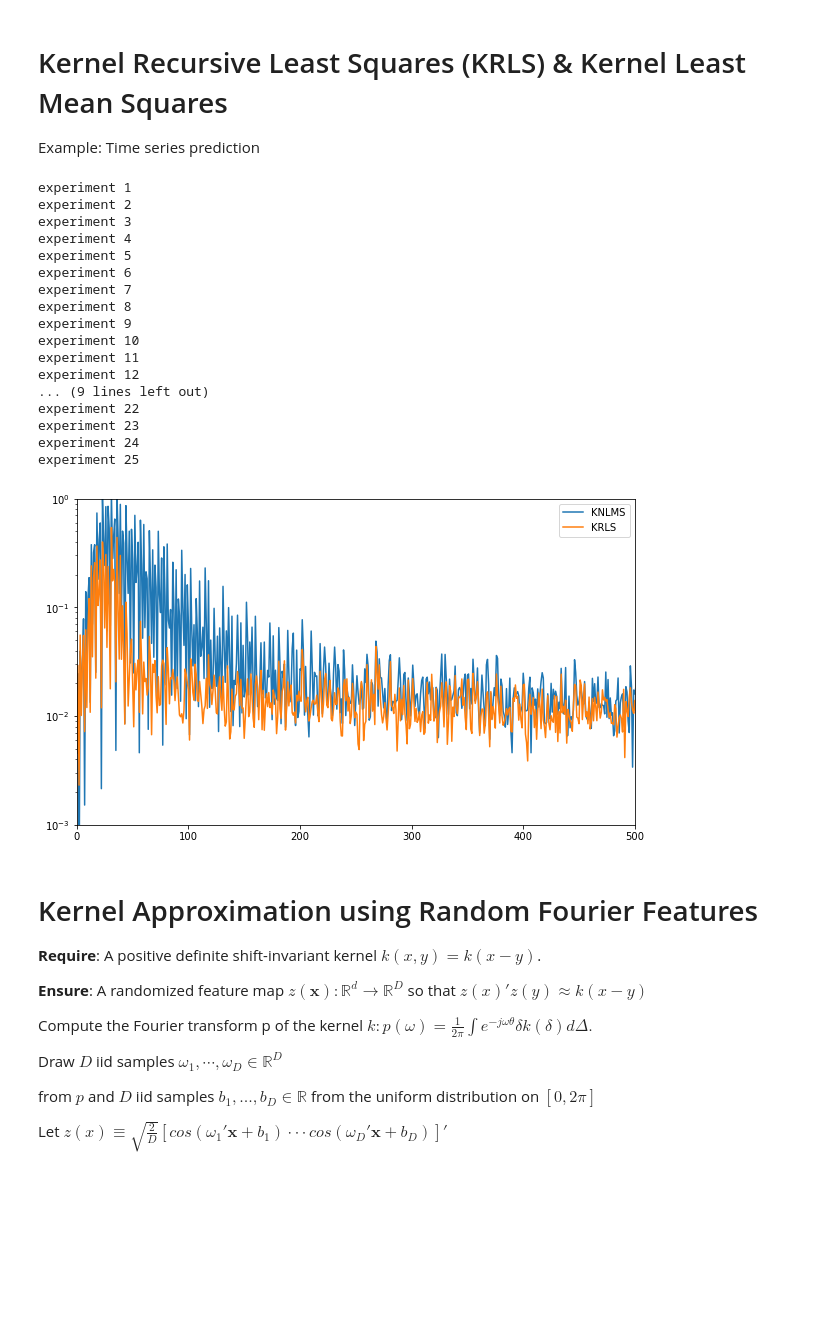
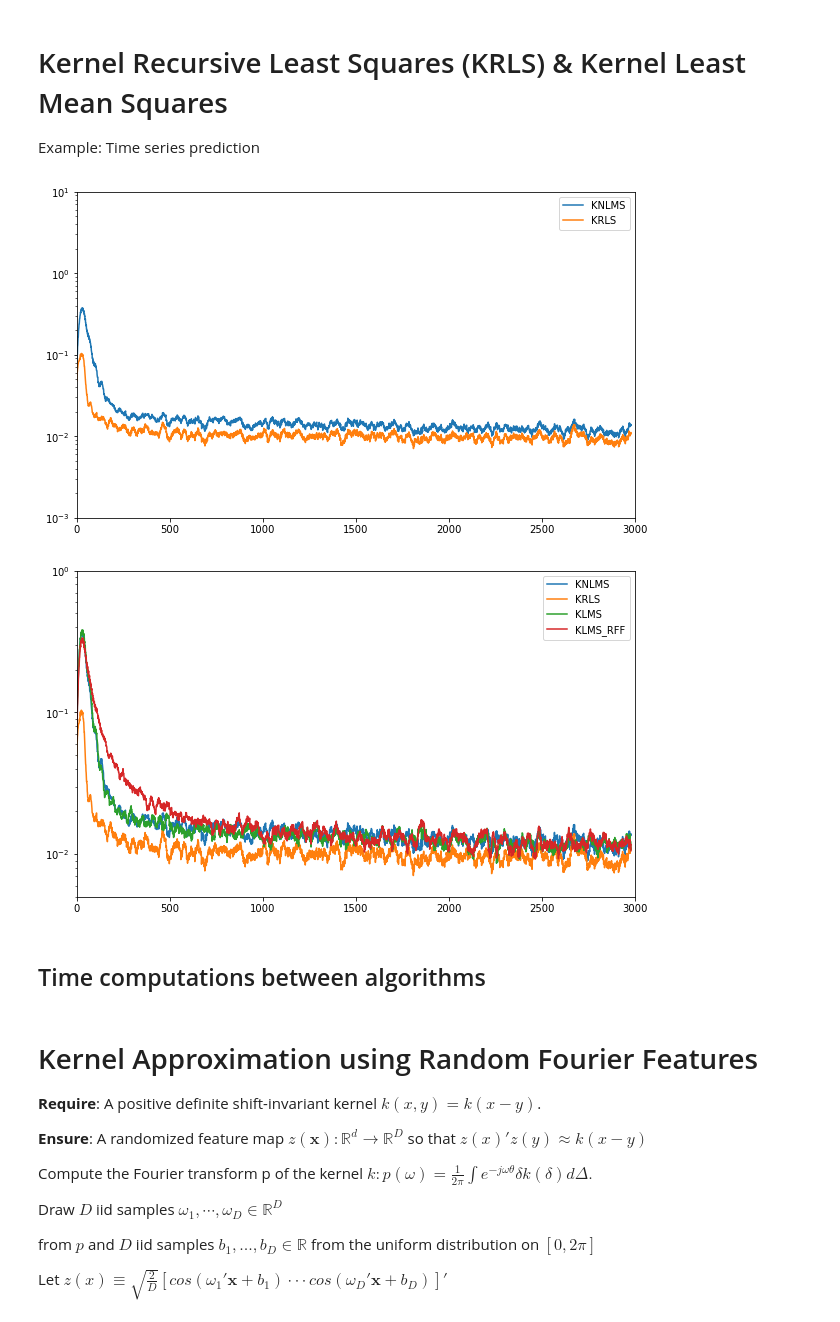
Before and after one commit to cjfelixx/machine-learning-graduate-research, a Jupyter notebook: KernelLeastSquares/kernelLeastSquares.ipynb, the cells around one changed output. Cells and saved outputs as stored; diff of their text form; code cells hidden in the pictures; blank space fills up the shorter version.

Commit message:
fixed code again and added data visualizations

```diff
--- a/KernelLeastSquares/kernelLeastSquares.ipynb
+++ b/KernelLeastSquares/kernelLeastSquares.ipynb
@@ -33,48 +46,13 @@ def generate_data(num_data):
 mse_KNLMS = np.zeros(num_data)
 mse_KRLS = np.zeros(num_data)
 
-num_experiments = 25
-gauss_kernel = lambda u_i,u_j: np.exp(-3.73 * (np.linalg.norm(u_i - u_j,ord=2)**2))
-# nmse = lambda D_n, Phi_n: np.sum((D_n - Phi_n)**2)
-kernel = gauss_kernel
-step_size = 0.09
-reg_coeff = 0.03
-threshold = 0.6
+for i in tqdm(range(num_experiments)):
+#     print('experiment',i+1)
+    u,d,d_true = generate_data(num_data)
+    err_KNLMS = KNLMS(u,d,kernel,step_size,reg_coeff,0.5)
+    mse_KNLMS += ((d_true - d + err_KNLMS)**2)/num_experiments
+    err_KRLS = KRLS(u,d,kernel,0.6)
+    mse_KRLS += ((d_true - d + err_KRLS)**2)/num_experiments
 
-
-for i in range(num_experiments):
-    print('experiment',i+1)
-    d,d_true = generate_data(num_data)
-    err_KNLMS = KNLMS(d,kernel,step_size,reg_coeff,0.5)
-    mse_KNLMS += ((np.array(d_true) - np.array(d) + err_KNLMS)**2)/num_experiments
-    err_KRLS = KRLS(d,kernel,0.6)
-    mse_KRLS += ((np.array(d_true) - np.array(d) + err_KRLS)**2)/num_experiments
-
-mse_KNLMS_smooth = np.convolve(mse_KNLMS,np.ones(19),'valid')
-mse_KRLS_smooth = np.convolve(mse_KRLS,np.ones(19),'valid')
-plt.figure(figsize=(10, 6))
-plt.semilogy(range(len(mse_KNLMS)),mse_KNLMS, label='KNLMS')
-plt.semilogy(range(len(mse_KRLS)),mse_KRLS, label='KRLS')
-plt.ylim([1e-3,1e-0])
-plt.xlim([0,500])
-plt.legend()
-plt.show()
+mse_KNLMS_smooth = np.convolve(mse_KNLMS,np.ones(20)/20,'valid')
+mse_KRLS_smooth = np.convolve(mse_KRLS,np.ones(20)/20,'valid')
-# %% [output]
-experiment 1
-experiment 2
-experiment 3
-experiment 4
-experiment 5
-experiment 6
-experiment 7
-experiment 8
-experiment 9
-experiment 10
-experiment 11
-experiment 12
-... (9 lines left out)
-experiment 22
-experiment 23
-experiment 24
-experiment 25
-[figure, removed]
@@ -106,0 +59,10 @@ plt.semilogy(mse_KLMS_RFF)
+# %%
+plt.figure(figsize=(10, 6))
+plt.semilogy(range(len(mse_KNLMS_smooth)),mse_KNLMS_smooth, label='KNLMS')
+plt.semilogy(range(len(mse_KRLS_smooth)),mse_KRLS_smooth, label='KRLS')
+plt.ylim([1e-3,1e1])
+plt.xlim([0,3000])
+plt.legend()
+plt.show()
+# %% [output]
+[figure, added]
@@ -106,0 +84,14 @@ plt.semilogy(mse_KLMS_RFF)
+# %%
+plt.figure(figsize=(10, 6))
+plt.semilogy(range(len(mse_KNLMS_smooth)),mse_KNLMS_smooth, label='KNLMS')
+plt.semilogy(range(len(mse_KRLS_smooth)),mse_KRLS_smooth, label='KRLS')
+plt.semilogy(range(len(mse_KLMS_smooth)),mse_KLMS_smooth, label='KLMS')
+plt.semilogy(range(len(mse_KLMS_RFF_smooth)),mse_KLMS_RFF_smooth, label='KLMS_RFF')
+plt.ylim([0.005,1e0])
+plt.xlim([0,3000])
+plt.legend()
+plt.show()
+# %% [output]
+[figure, added]
+# %% [markdown]
+## Time computations between algorithms
```
Also changed, not shown: parts of 12 cells of this notebook, 7 other files.
